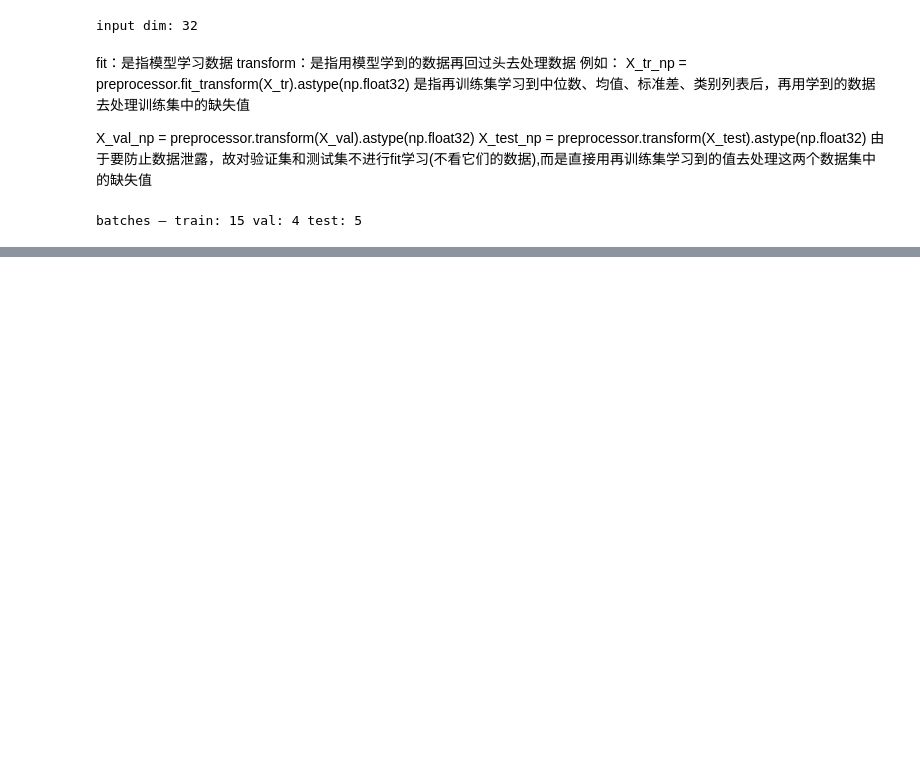
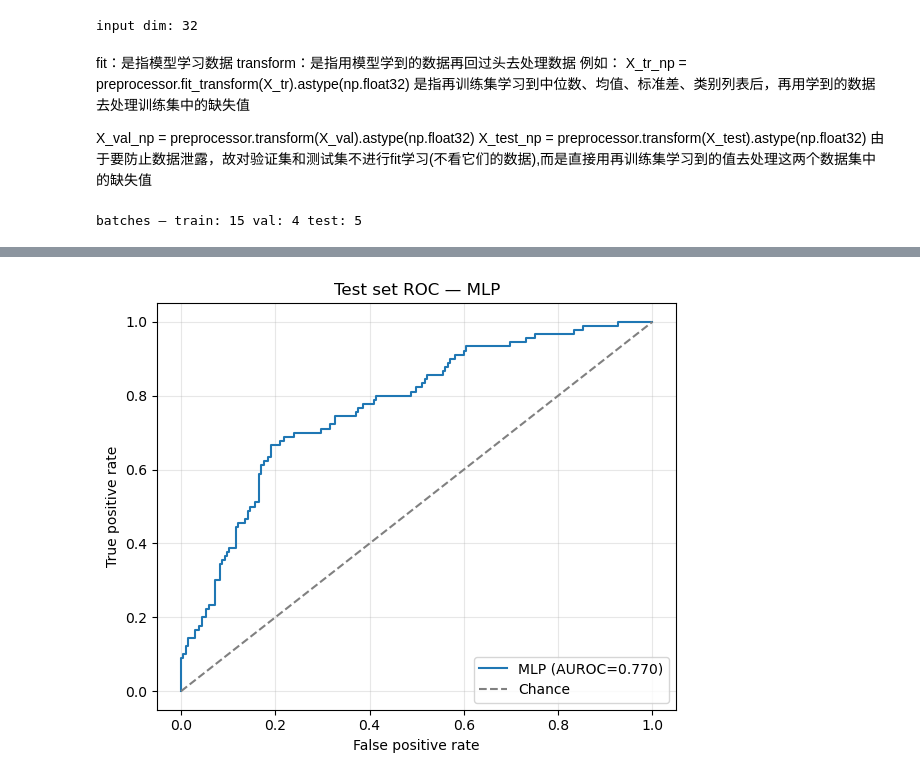
Before and after one commit to albuszhang00-lang/Clinical-Transformer-Study, a Jupyter notebook: notebooks/week04pyTorch+MLP/week4_pytorch_mlp.ipynb, the cells around one changed output, grey strips where cells are left out. Saved outputs shown, nothing was run; the diff lists cells and outputs as text; code cells hidden in the pictures; blank space fills up the shorter version.

```diff
--- a/notebooks/week04pyTorch+MLP/week4_pytorch_mlp.ipynb
+++ b/notebooks/week04pyTorch+MLP/week4_pytorch_mlp.ipynb
@@ -343,0 +648,19 @@ print("pos_weight:", float(pos_weight.item()))
+# %%
+# 测试ROC曲线
+fig, ax = plt.subplots(figsize=(6, 5))
+
+fpr, tpr, _ = roc_curve(y_test, y_prob_test)
+ax.plot(fpr, tpr, label=f"MLP (AUROC={auroc:.3f})")
+ax.plot([0, 1], [0, 1], linestyle="--", color="grey", label="Chance")
+
+ax.set_xlabel("False positive rate")
+ax.set_ylabel("True positive rate")
+ax.set_title("Test set ROC — MLP")
+ax.legend(loc="lower right")
+ax.grid(alpha=0.3)
+
+fig.tight_layout()
+fig.savefig(RESULTS / "w04_mlp_roc.png", dpi=300, bbox_inches="tight")
+plt.show()
+# %% [output]
+[figure, added]
```
Also changed, not shown: parts of 11 cells of this notebook, 6 other files.
